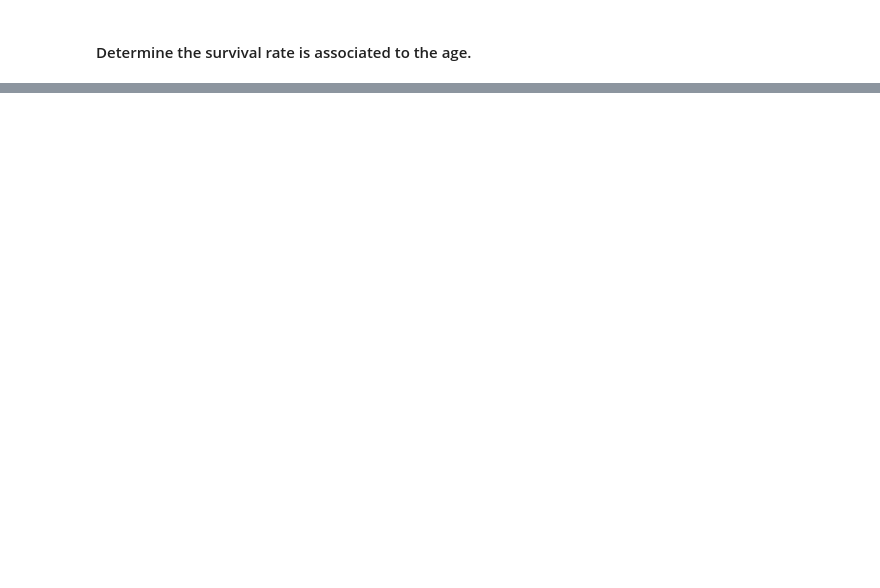
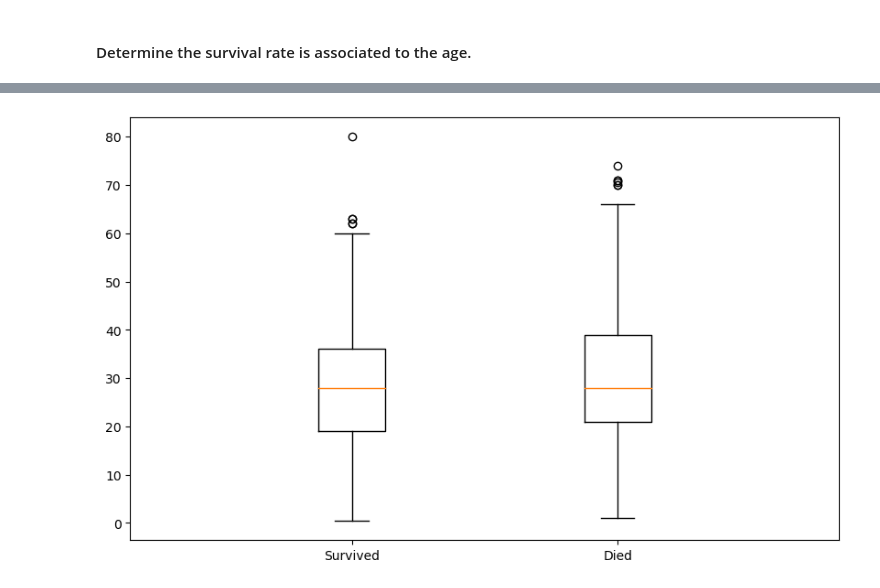
Before and after one commit to RomanShrestha07/CPSC-Semester-1, a Jupyter notebook: Assignment3/Assignment_3_Part_2.ipynb, the cells around one changed output, grey strips where cells are left out. Drawn from its saved outputs; the diff is of its cells as text; code cells hidden in the pictures; blank space fills up the shorter version.

Commit message:
-feat(assignment 3): assignment 3 part 2 plots for the last question

```diff
--- a/Assignment3/Assignment_3_Part_2.ipynb
+++ b/Assignment3/Assignment_3_Part_2.ipynb
@@ -139,3 +139,14 @@ new_titanic_df.head()
 | 2 | 3 | 1 | 3 | Heikkinen, Miss. Laina | female | 26.0 | 0 | 0 | STON/O2. 3101282 | 7.9250 | ... |
 | 3 | 4 | 1 | 1 | Futrelle, Mrs. Jacques Heath (Lil... | female | 35.0 | 1 | 0 | 113803 | 53.1000 | ... |
 | 4 | 5 | 0 | 3 | Allen, Mr. William Henry | male | 35.0 | 0 | 0 | 373450 | 8.0500 | ... |
+# %%
+survived = new_titanic_df['Survived'] == 1
+
+data_to_plot = [new_titanic_df[survived]['Age'], new_titanic_df[~survived]['Age']]
+
+plt.figure(figsize=(10, 6))
+plt.boxplot(data_to_plot, positions=[1, 1.6], labels=['Survived', 'Died'])
+
+plt.show()
+# %% [output]
+[figure, added]
```
Also changed, not shown: parts of 2 cells of this notebook.
